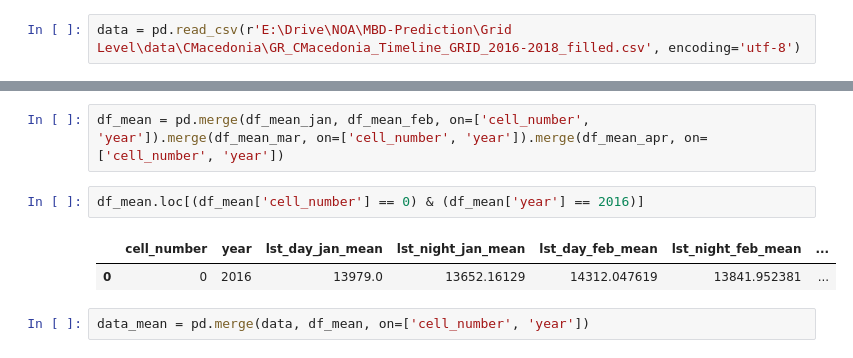
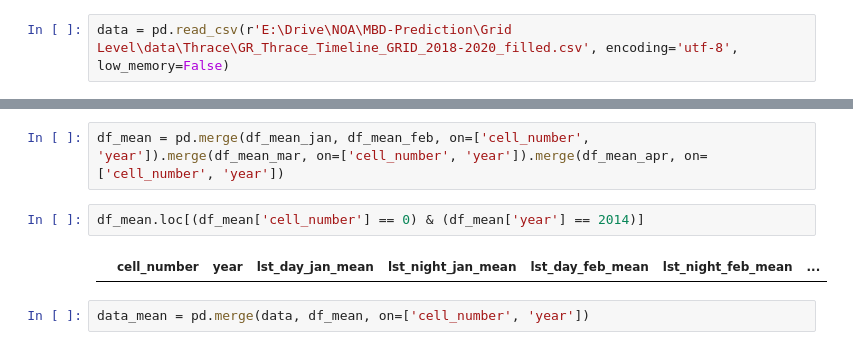
Before and after one commit to dsainidis/MBD-Prediction, a Jupyter notebook: code_snipets/01_calculate_mean_temps.ipynb, the cells around one changed output, grey strips where cells are left out. Saved outputs shown, nothing was run; the diff lists cells and outputs as text.

Commit message:
added grid files from macedonia and thrace

```diff
--- a/code_snipets/01_calculate_mean_temps.ipynb
+++ b/code_snipets/01_calculate_mean_temps.ipynb
@@ -4,6 +5,6 @@ import pandas as pd
 pd.set_option('display.max_columns', None)
 # %%
-data = pd.read_csv(r'E:\Drive\NOA\MBD-Prediction\Grid Level\data\CMacedonia\GR_CMacedonia_Timeline_GRID_2016-2018_filled.csv', encoding='utf-8')
+data = pd.read_csv(r'E:\Drive\NOA\MBD-Prediction\Grid Level\data\Thrace\GR_Thrace_Timeline_GRID_2018-2020_filled.csv', encoding='utf-8', low_memory=False)
 # %%
 try:
     data.drop(columns=['Unnamed: 0'], inplace=True)
@@ -55,10 +92,9 @@ df_mean_apr.drop(columns=['month'], inplace = True)
 # %%
 df_mean = pd.merge(df_mean_jan, df_mean_feb, on=['cell_number', 'year']).merge(df_mean_mar, on=['cell_number', 'year']).merge(df_mean_apr, on=['cell_number', 'year'])
 # %%
-df_mean.loc[(df_mean['cell_number'] == 0) & (df_mean['year'] == 2016)]
+df_mean.loc[(df_mean['cell_number'] == 0) & (df_mean['year'] == 2014)]
 # %% [output]
 |  | cell_number | year | lst_day_jan_mean | lst_night_jan_mean | lst_day_feb_mean | lst_night_feb_mean | ... |
-| 0 | 0 | 2016 | 13979.0 | 13652.16129 | 14312.047619 | 13841.952381 | ... |
 # %%
 data_mean = pd.merge(data, df_mean, on=['cell_number', 'year'])
 # %%
```
Also changed, not shown: parts of 11 cells of this notebook, 16 other files.
